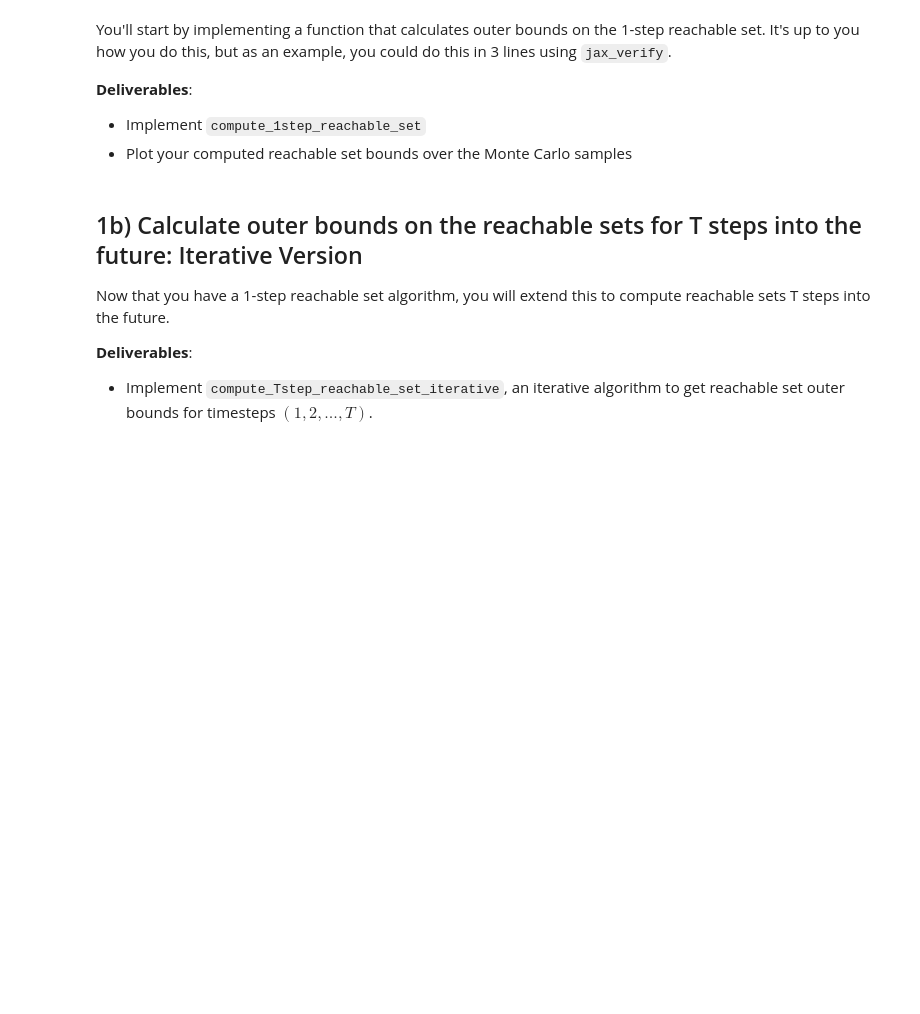
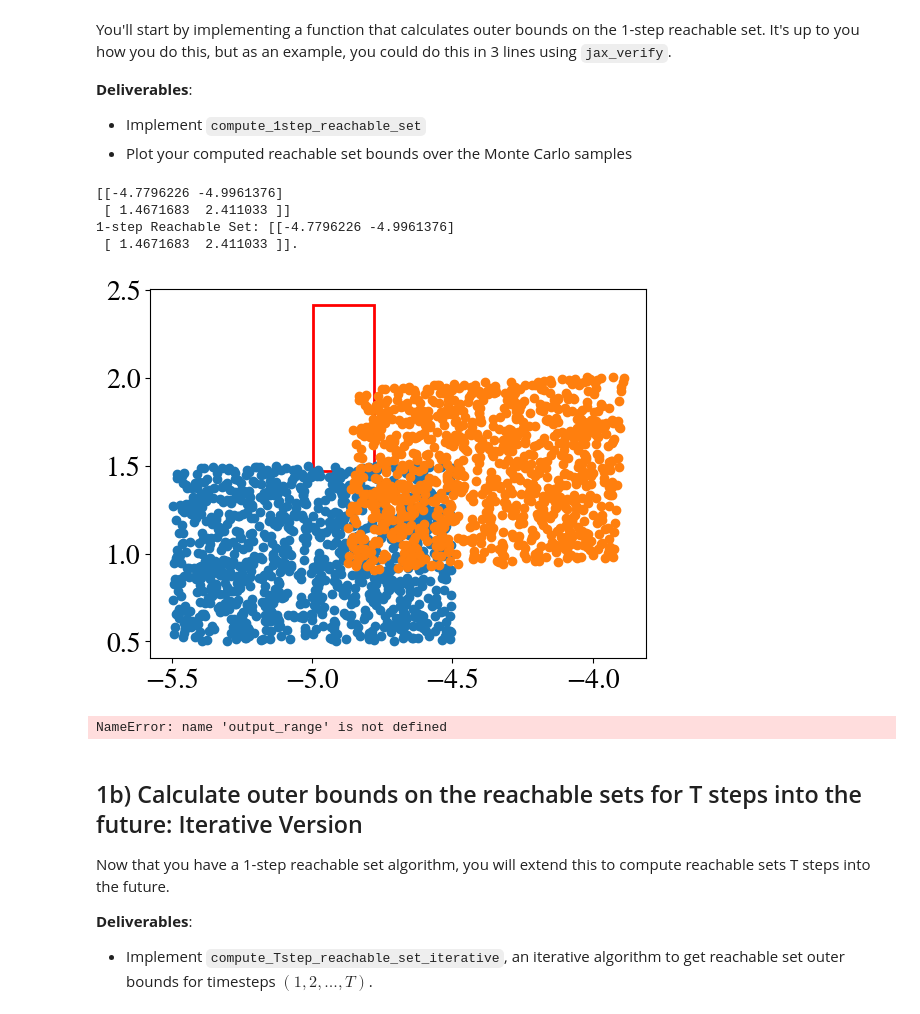
Before and after one commit to kmuenpra/EECE7268, a Jupyter notebook: EECE_CS_7268_HW3.ipynb, the cells around one changed output. Drawn from its saved outputs; the diff is of its cells as text; code cells hidden in the pictures; blank space fills up the shorter version.

```diff
--- a/EECE_CS_7268_HW3.ipynb
+++ b/EECE_CS_7268_HW3.ipynb
@@ -179,27 +179,49 @@ You'll start by implementing a function that calculates outer bounds on the 1-st
 - Implement `compute_1step_reachable_set`
 - Plot your computed reachable set bounds over the Monte Carlo samples
 # %%
+# import jax
+# import jax.numpy as jnp
+# from jax_verify.src import bound_propagation
+# from jax_verify.src import ibp
+# from jax_verify.src import crownibp
+
 def compute_1step_reachable_set(initial_state_range: np.ndarray, step_fn: Callable) -> np.ndarray:
 
   # - initial_state_range: np.array of size (num_states, 2) containing min/max per state
   # - step_fn: function that takes 1 argument, x_t, and outputs the subsequent state, x_{t+1}
   #
   # Returns:
   # - next_state_range: np.array of same shape as initial_state_range, but corresponding to the next timestep
 
   # TODO: implement this
 
-  next_state_range = jax_verify.crownibp_bound_propagation(step_fn, initial_state_range)
+  # Build bound propagation graph
+  def bound_fn(x):
+      return step_fn(x)
+
+  # Propagate bounds
+  next_state_range = jax_verify.interval_bound_propagation(
+    bound_fn, initial_state_range)
 
 
   return next_state_range
 
 output_range = compute_1step_reachable_set(initial_state_range, step_1)
 print(f"1-step Reachable Set: {output_range}.")
 
 # You can pass the computed output_range to the function we defined before
 # and it will draw your bound as a rectangle over the sampled points:
 plot_1step_samples_and_bounds(initial_state_range, step_1, bounds=output_range)
+# %% [output]
+[[-4.7796226 -4.9961376]
+ [ 1.4671683  2.411033 ]]
+1-step Reachable Set: [[-4.7796226 -4.9961376]
+ [ 1.4671683  2.411033 ]].
+[figure, added]
+# %%
+output_range
+# %% [output]
+NameError: name 'output_range' is not defined
 # %% [markdown]
 ## 1b) Calculate outer bounds on the reachable sets for T steps into the future: Iterative Version
 
```
Also changed, not shown: parts of 3 cells of this notebook.
